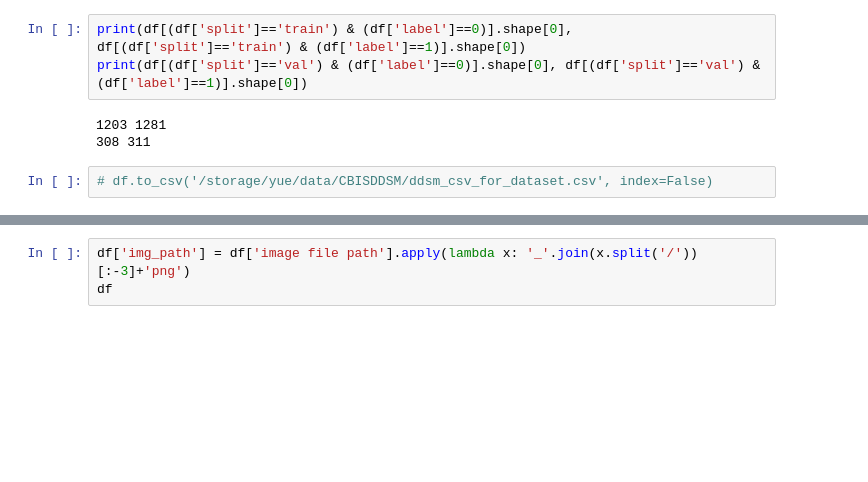
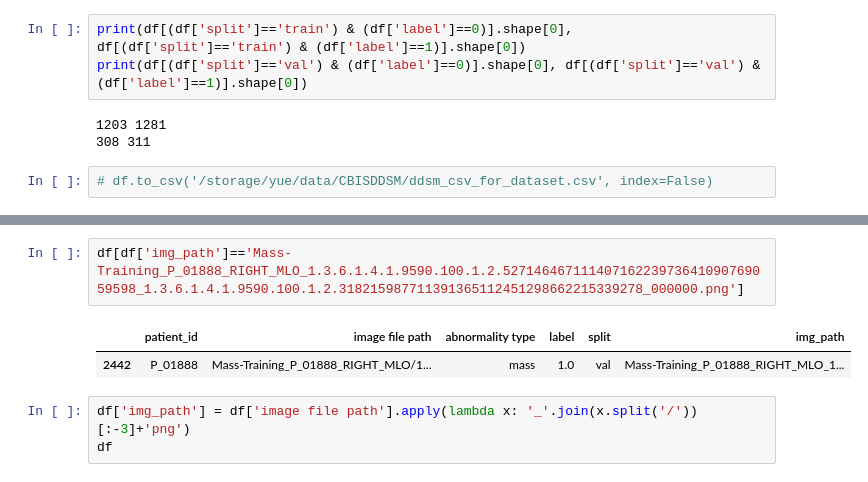
Before and after one commit to yueliukth/DINO, a Jupyter notebook: jupyter/cbis_ddsm.ipynb, the cells around one changed output, grey strips where cells are left out. Drawn from its saved outputs; the diff is of its cells as text; blank space fills up the shorter version.

```diff
--- a/jupyter/cbis_ddsm.ipynb
+++ b/jupyter/cbis_ddsm.ipynb
@@ -107,3 +155,8 @@ df
+# %%
+df[df['img_path']=='Mass-Training_P_01888_RIGHT_MLO_1.3.6.1.4.1.9590.100.1.2.52714646711140716223973641090769059598_1.3.6.1.4.1.9590.100.1.2.318215987711391365112451298662215339278_000000.png']
+# %% [output]
+|  | patient_id | image file path | abnormality type | label | split | img_path |
+| 2442 | P_01888 | Mass-Training_P_01888_RIGHT_MLO/1... | mass | 1.0 | val | Mass-Training_P_01888_RIGHT_MLO_1... |
 # %%
 df['img_path'] = df['image file path'].apply(lambda x: '_'.join(x.split('/'))[:-3]+'png')
 df
```
Also changed, not shown: parts of 5 cells of this notebook, 4 other files.
